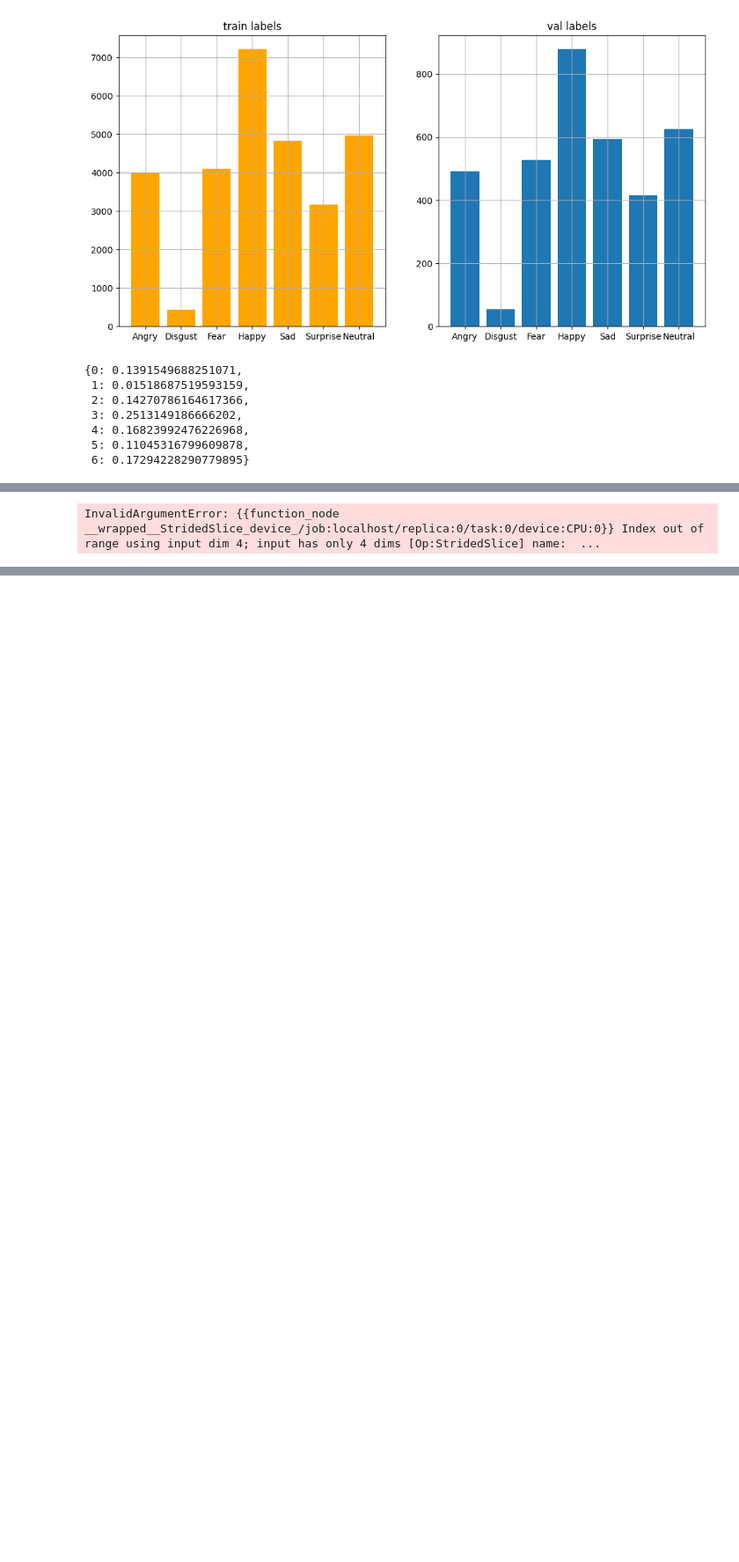
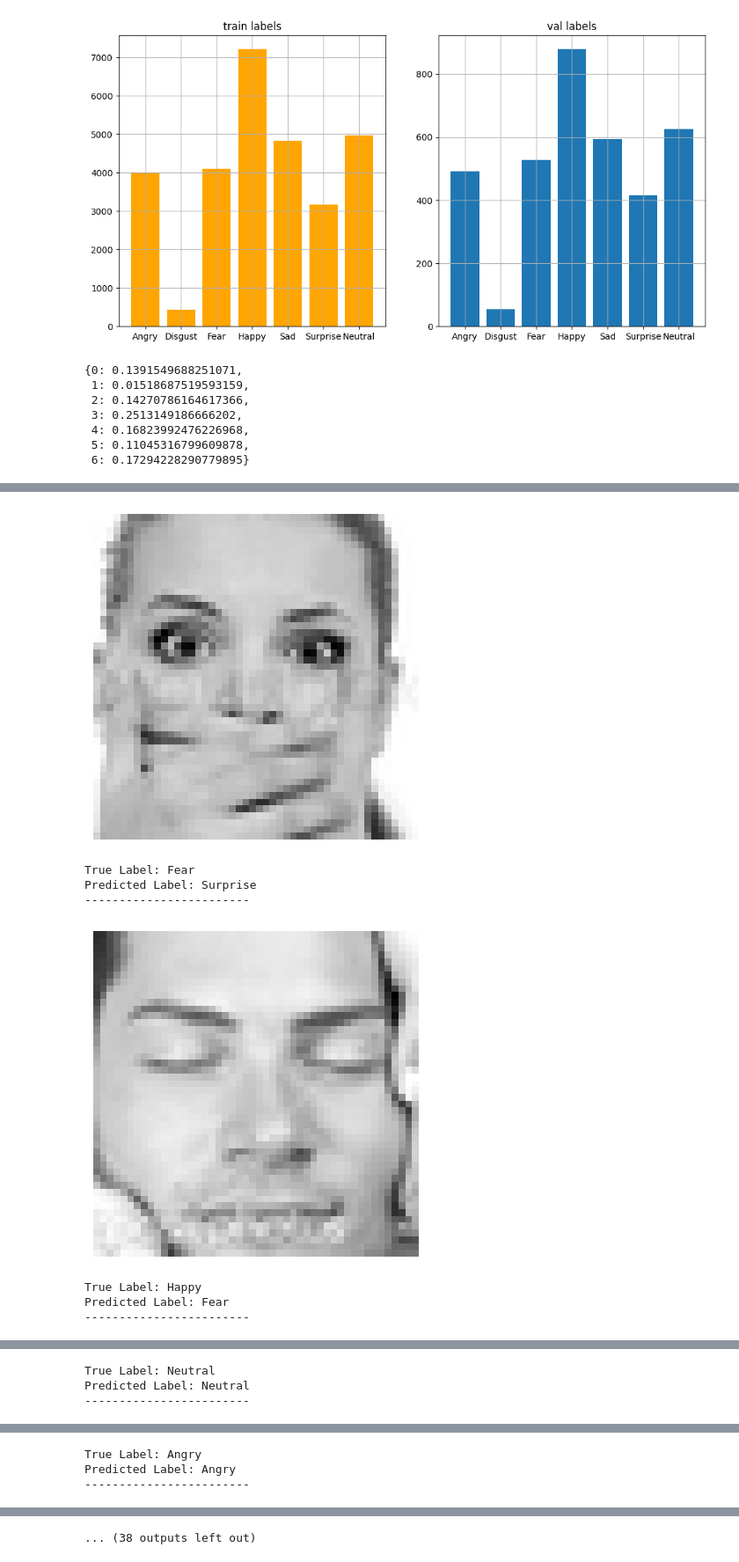
Before and after one commit to unclethien/Facial-Expression-Recognition, a Jupyter notebook: facial 2.ipynb, the cells around one changed output, grey strips where cells are left out. Shown at 88% size. Cells and saved outputs as stored; diff of their text form; code cells hidden in the pictures; blank space fills up the shorter version.

```diff
--- a/facial 2.ipynb
+++ b/facial 2.ipynb
@@ -288,5 +267,5 @@ WARNING:tensorflow:`input_shape` is undefined or non-square, or `rows` is not in
 # %%
-base_model = Model(inputs = base_net.input,outputs = base_net.get_layer('conv_pw_12_relu').output, name = 'mobilenet_trunc')
+base_model = Model(inputs = base_model.input,outputs = base_model.get_layer('block_12_project_BN').output, name = 'mobilenet_trunc')
 # %%
 from tensorflow.keras import Sequential, layers
 from tensorflow.keras import Input, Model
@@ -473,0 +405,2 @@ test caccuracy: 0.5500139594078064
+# %%
+pred_test_labels = model.predict(test_images_rgb)
@@ -501,17 +429,31 @@ def f(x=random.sample(range(len(test_images)), 25)):
-# %%
-import random
-
-# Select 25 random test data points
-test_indices = random.sample(range(len(test_images_rgb)), 25)
-
-# Make predictions for the selected test data points
-predictions = model.predict(test_images_rgb[test_indices])
-
-# Print the data, true label, and predicted label for each selected test data point
-for i in range(25):
-    print("Data:", test_images_rgb[test_indices[i]])
-    print("True Label:", emotions[test_labels[test_indices[i]].argmax()])
-    print("Predicted Label:", emotions[predictions[i].argmax()])
-    print()
-# %% [output]
-InvalidArgumentError: {{function_node __wrapped__StridedSlice_device_/job:localhost/replica:0/task:0/device:CPU:0}} Index out of range using input dim 4; input has only 4 dims [Op:StridedSlice] name:  ...
+# %%
+import numpy as np
+
+# generate 25 random indices
+random_indices = np.random.randint(0, len(test_images), size=25)
+
+# loop through the indices and plot the image, true label, and predicted label
+for index in random_indices:
+    # plot the image
+    plt.imshow(test_images[index].reshape(48, 48), cmap='gray')
+    plt.axis('off')
+    plt.show()
+
+    # get the true label
+    true_label = emotions[test_labels[index].argmax()]
+    print('True Label:', true_label)
+
+    # get the predicted label
+    predicted_label = emotions[pred_test_labels[index].argmax()]
+    print('Predicted Label:', predicted_label)
+
+    print('------------------------')
+# %% [output]
+[figure, added]
+True Label: Fear
+Predicted Label: Surprise
+------------------------
+[figure, added]
+True Label: Happy
+Predicted Label: Fear
+------------------------
@@ -517,0 +461,3 @@ InvalidArgumentError: {{function_node __wrapped__StridedSlice_device_/job:localh
+True Label: Neutral
+Predicted Label: Neutral
+------------------------
@@ -517,0 +465,3 @@ InvalidArgumentError: {{function_node __wrapped__StridedSlice_device_/job:localh
+True Label: Angry
+Predicted Label: Angry
+------------------------
@@ -517,0 +476 @@ InvalidArgumentError: {{function_node __wrapped__StridedSlice_device_/job:localh
+... (38 outputs left out)
```
Also changed, not shown: parts of 14 cells of this notebook, 2 other files.
